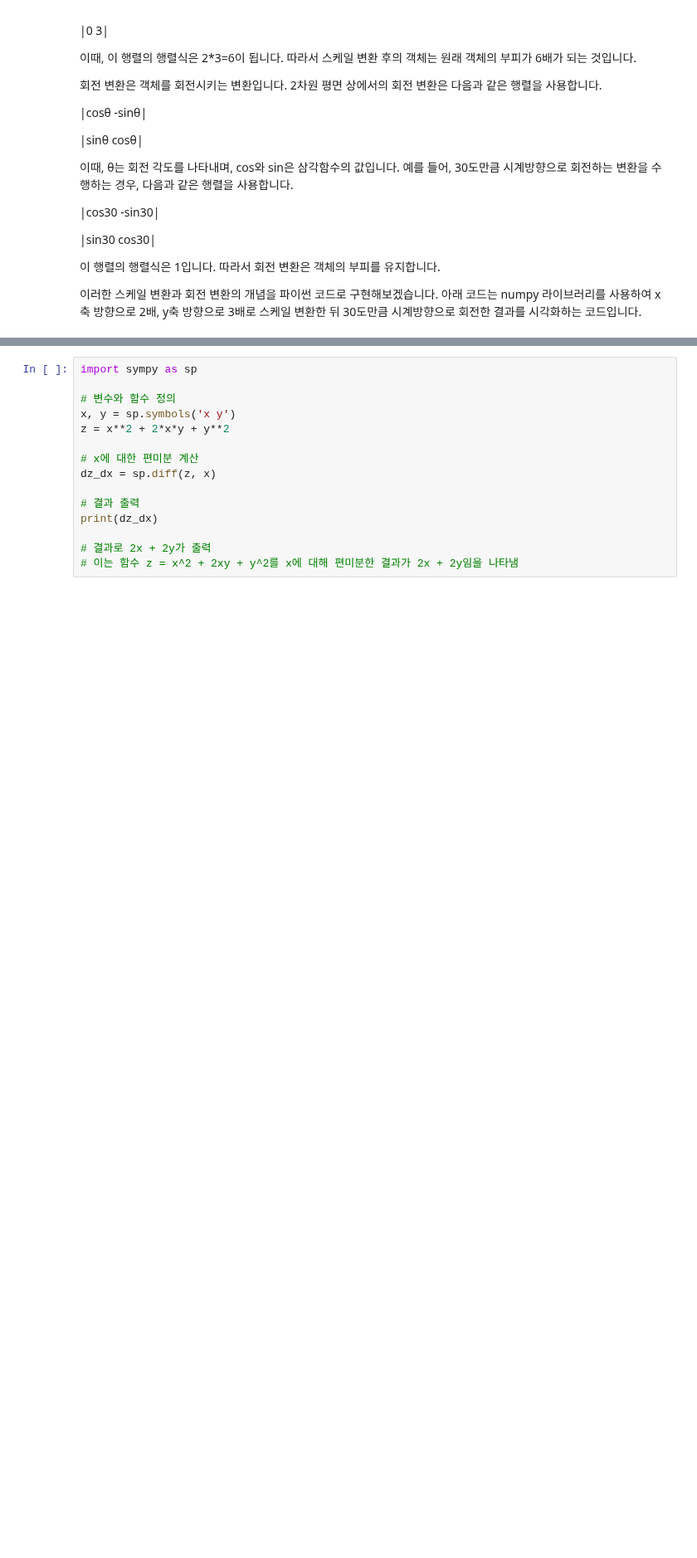
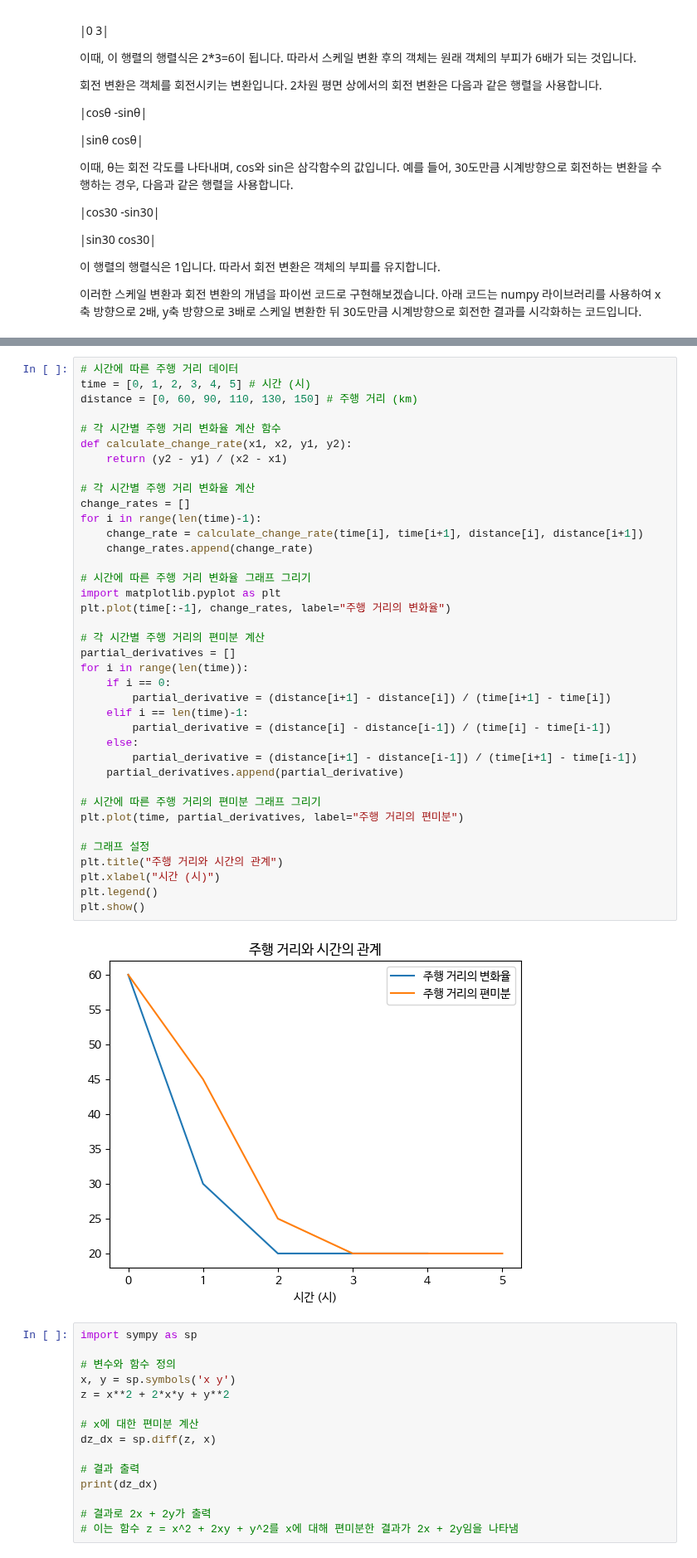
Before and after one commit to ilm52626/HKMD1_Complementary, a Jupyter notebook: 보충수업/수업자료0422.ipynb, the cells around one changed output, grey strips where cells are left out. Shown at 83% size. Cells and saved outputs as stored; diff of their text form; blank space fills up the shorter version.

```diff
--- a/보충수업/수업자료0422.ipynb
+++ b/보충수업/수업자료0422.ipynb
@@ -333,3 +356,43 @@ plt.show()
+# %%
+# 시간에 따른 주행 거리 데이터
+time = [0, 1, 2, 3, 4, 5] # 시간 (시)
+distance = [0, 60, 90, 110, 130, 150] # 주행 거리 (km)
+
+# 각 시간별 주행 거리 변화율 계산 함수
+def calculate_change_rate(x1, x2, y1, y2):
+    return (y2 - y1) / (x2 - x1)
+
+# 각 시간별 주행 거리 변화율 계산
+change_rates = []
+for i in range(len(time)-1):
+    change_rate = calculate_change_rate(time[i], time[i+1], distance[i], distance[i+1])
+    change_rates.append(change_rate)
+
+# 시간에 따른 주행 거리 변화율 그래프 그리기
+import matplotlib.pyplot as plt
+plt.plot(time[:-1], change_rates, label="주행 거리의 변화율")
+
+# 각 시간별 주행 거리의 편미분 계산
+partial_derivatives = []
+for i in range(len(time)):
+    if i == 0:
+        partial_derivative = (distance[i+1] - distance[i]) / (time[i+1] - time[i])
+    elif i == len(time)-1:
+        partial_derivative = (distance[i] - distance[i-1]) / (time[i] - time[i-1])
+    else:
+        partial_derivative = (distance[i+1] - distance[i-1]) / (time[i+1] - time[i-1])
+    partial_derivatives.append(partial_derivative)
+
+# 시간에 따른 주행 거리의 편미분 그래프 그리기
+plt.plot(time, partial_derivatives, label="주행 거리의 편미분")
+
+# 그래프 설정
+plt.title("주행 거리와 시간의 관계")
+plt.xlabel("시간 (시)")
+plt.legend()
+plt.show()
+# %% [output]
+[figure, added]
 # %%
 import sympy as sp
 
```
Also changed, not shown: parts of 25 cells of this notebook.
